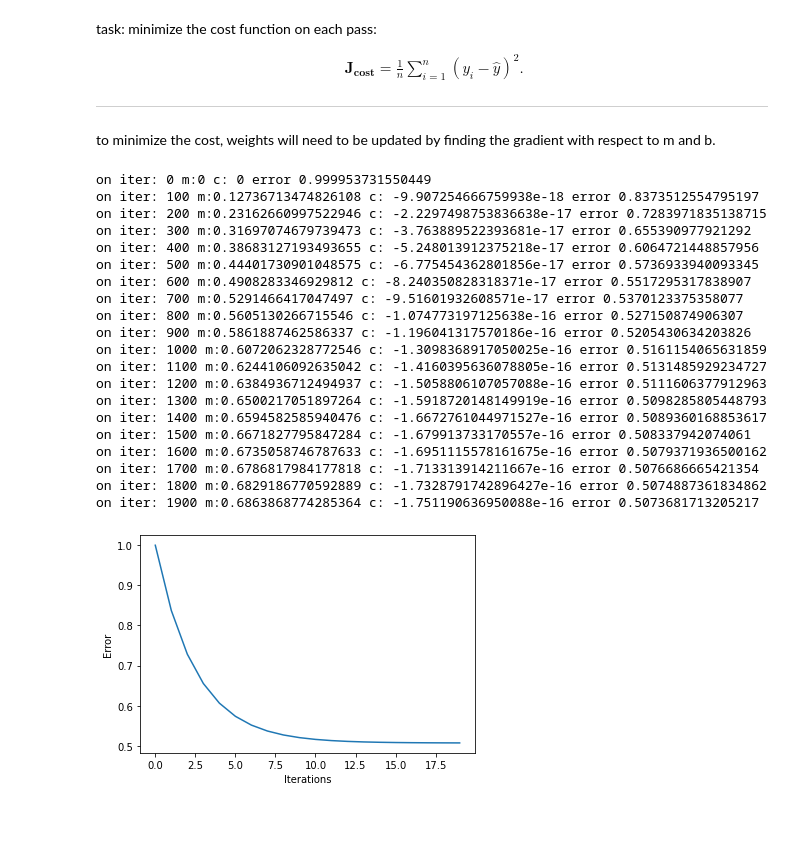
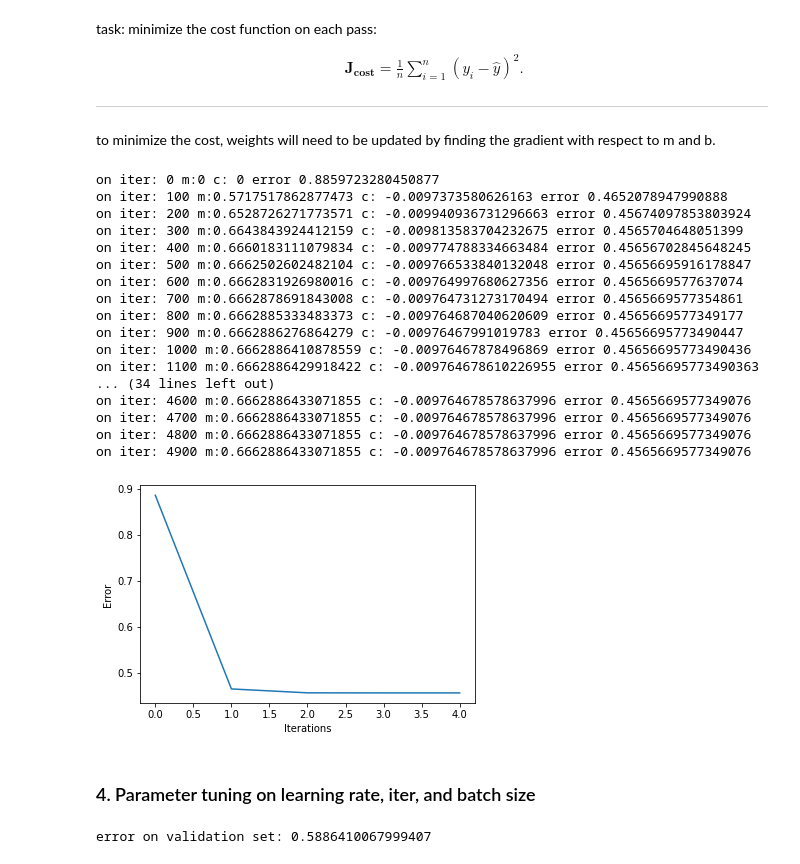
Before and after one commit to gimenopea/CSCI6364, a Jupyter notebook: GD, ID3, SVM - Project 2/CSCI6364_Project_2_PartA.ipynb, the cells around one changed output. Saved outputs shown, nothing was run; the diff lists cells and outputs as text; code cells hidden in the pictures; blank space fills up the shorter version.

```diff
--- a/GD, ID3, SVM - Project 2/CSCI6364_Project_2_PartA.ipynb
+++ b/GD, ID3, SVM - Project 2/CSCI6364_Project_2_PartA.ipynb
@@ -82,8 +82,8 @@ task: minimize the cost function on each pass:
 
 to minimize the cost, weights will need to be updated by finding the gradient with respect to m and b.
 # %%
-X = df_norm['sqft_living']
-y = df_norm['price']
+X = train['sqft_living']
+y = train['price']
 
 #convert to numpy array
 X = np.array(X)
@@ -139,32 +139,46 @@ def gradient_descent(X, y, m, c, learning_rate, n_iter):
 # %%
 m, c, errors = gradient_descent(X, y, m, c, learning_rate, n_iter)
 # %% [output]
-on iter: 0 m:0 c: 0 error 0.999953731550449
-on iter: 100 m:0.12736713474826108 c: -9.907254666759938e-18 error 0.8373512554795197
-on iter: 200 m:0.23162660997522946 c: -2.2297498753836638e-17 error 0.7283971835138715
-on iter: 300 m:0.31697074679739473 c: -3.763889522393681e-17 error 0.655390977921292
-on iter: 400 m:0.38683127193493655 c: -5.248013912375218e-17 error 0.6064721448857956
-on iter: 500 m:0.44401730901048575 c: -6.775454362801856e-17 error 0.5736933940093345
-on iter: 600 m:0.4908283346929812 c: -8.240350828318371e-17 error 0.5517295317838907
-on iter: 700 m:0.5291466417047497 c: -9.51601932608571e-17 error 0.5370123375358077
-on iter: 800 m:0.5605130266715546 c: -1.074773197125638e-16 error 0.527150874906307
-on iter: 900 m:0.5861887462586337 c: -1.196041317570186e-16 error 0.5205430634203826
-on iter: 1000 m:0.6072062328772546 c: -1.3098368917050025e-16 error 0.5161154065631859
-on iter: 1100 m:0.6244106092635042 c: -1.4160395636078805e-16 error 0.5131485929234727
-on iter: 1200 m:0.6384936712494937 c: -1.5058806107057088e-16 error 0.5111606377912963
-on iter: 1300 m:0.6500217051897264 c: -1.5918720148149919e-16 error 0.5098285805448793
-on iter: 1400 m:0.6594582585940476 c: -1.6672761044971527e-16 error 0.5089360168853617
-on iter: 1500 m:0.6671827795847284 c: -1.679913733170557e-16 error 0.508337942074061
-on iter: 1600 m:0.6735058746787633 c: -1.6951115578161675e-16 error 0.5079371936500162
-on iter: 1700 m:0.6786817984177818 c: -1.713313914211667e-16 error 0.5076686665421354
-on iter: 1800 m:0.6829186770592889 c: -1.7328791742896427e-16 error 0.5074887361834862
-on iter: 1900 m:0.6863868774285364 c: -1.751190636950088e-16 error 0.5073681713205217
+on iter: 0 m:0 c: 0 error 0.8859723280450877
+on iter: 100 m:0.5717517862877473 c: -0.0097373580626163 error 0.4652078947990888
+on iter: 200 m:0.6528726271773571 c: -0.009940936731296663 error 0.45674097853803924
+on iter: 300 m:0.6643843924412159 c: -0.009813583704232675 error 0.4565704648051399
+on iter: 400 m:0.6660183111079834 c: -0.009774788334663484 error 0.45656702845648245
+on iter: 500 m:0.6662502602482104 c: -0.009766533840132048 error 0.45656695916178847
+on iter: 600 m:0.6662831926980016 c: -0.009764997680627356 error 0.4565669577637074
+on iter: 700 m:0.6662878691843008 c: -0.009764731273170494 error 0.4565669577354861
+on iter: 800 m:0.6662885333483373 c: -0.009764687040620609 error 0.4565669577349177
+on iter: 900 m:0.6662886276864279 c: -0.00976467991019783 error 0.45656695773490447
+on iter: 1000 m:0.6662886410878559 c: -0.00976467878496869 error 0.45656695773490436
+on iter: 1100 m:0.6662886429918422 c: -0.009764678610226955 error 0.45656695773490363
+... (34 lines left out)
+on iter: 4600 m:0.6662886433071855 c: -0.009764678578637996 error 0.4565669577349076
+on iter: 4700 m:0.6662886433071855 c: -0.009764678578637996 error 0.4565669577349076
+on iter: 4800 m:0.6662886433071855 c: -0.009764678578637996 error 0.4565669577349076
+on iter: 4900 m:0.6662886433071855 c: -0.009764678578637996 error 0.4565669577349076
 # %%
 #plot the errors
 import matplotlib.pyplot as plt
-plt.plot(errors)
+plt.plot(errors[:5])
 plt.xlabel('Iterations')
 plt.ylabel('Error')
 plt.show()
 # %% [output]
-[figure, old version]
+[figure, new version]
+# %% [markdown]
+### 4. Parameter tuning on learning rate, iter, and batch size
+# %%
+#train on validation set
+X_val = val['sqft_living']
+y_val = val['price']
+
+#convert to numpy array
+X_val = np.array(X_val)
+y_val = np.array(y_val)
+
+#calculate error on validation set
+error_val = error_calc(X_val,y_val,m,c)
+
+print(f'error on validation set: {error_val}')
+# %% [output]
+error on validation set: 0.5886410067999407
```
Also changed, not shown: parts of 6 cells of this notebook.
